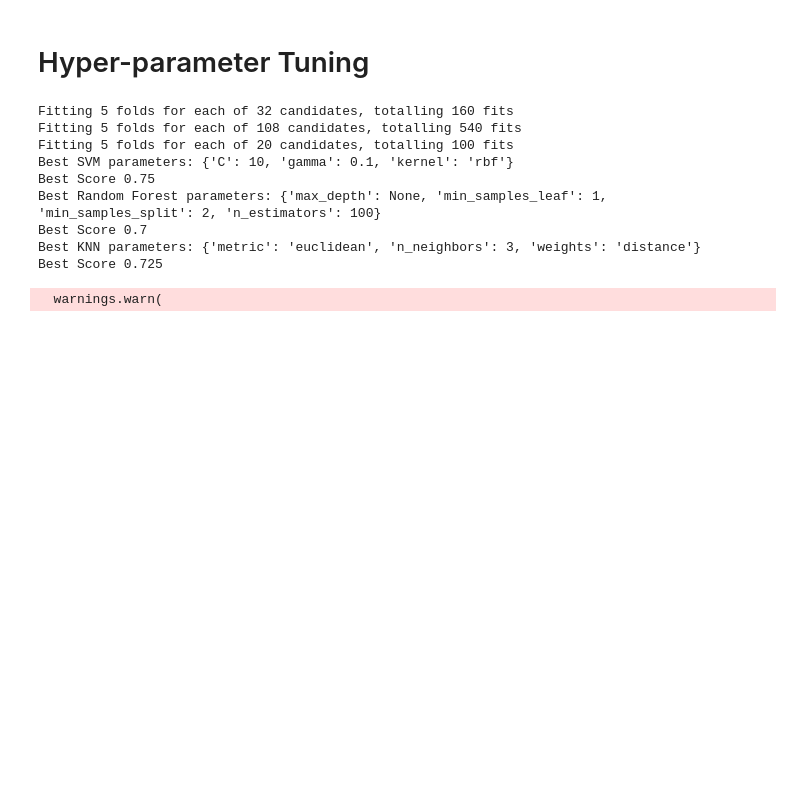
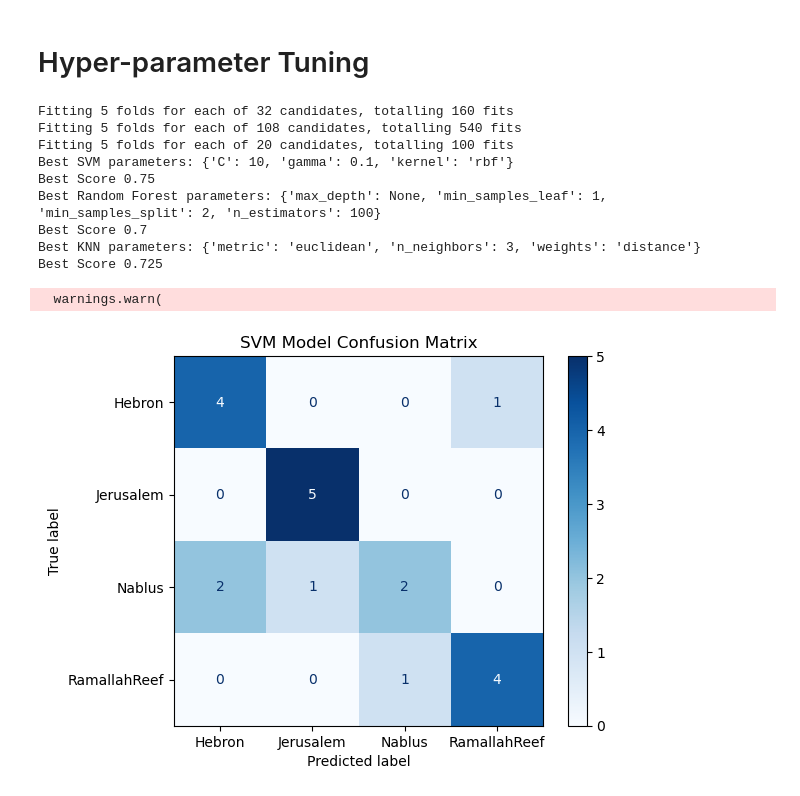
Before and after one commit to MahmoudKH02/Accent-Recognition_Model, a Jupyter notebook: Spoken_Project.ipynb, the cells around one changed output. Cells and saved outputs as stored; diff of their text form; code cells hidden in the pictures; blank space fills up the shorter version.

```diff
--- a/Spoken_Project.ipynb
+++ b/Spoken_Project.ipynb
@@ -106,6 +172,8 @@ array([-275.8      ,  145.41255  ,   -3.2128282,   26.725151 ,
 # %%
 scaler = StandardScaler()
 
-X_training_scaled = scaler.fit_transform(extracted_training_features)
-X_testing_scaled = scaler.fit_transform(extracted_testing_features)
+X_train = scaler.fit_transform(X_train)
+X_test = scaler.fit_transform(X_test)
+# X_training_scaled = extracted_training_features
+# X_testing_scaled = extracted_testing_features
 # %%
@@ -220,3 +285,15 @@ Best Score 0.7
 Best KNN parameters: {'metric': 'euclidean', 'n_neighbors': 3, 'weights': 'distance'}
 Best Score 0.725
   warnings.warn(
+# %%
+disp = ConfusionMatrixDisplay.from_estimator(
+    svm_model,
+    X_testing_scaled,
+    testing_labels,
+    cmap=plt.cm.Blues
+#     cmap=plt.cm.GnBu
+)
+plt.title('SVM Model Confusion Matrix')
+plt.show()
+# %% [output]
+[figure, added]
```
Also changed, not shown: parts of 11 cells of this notebook.
